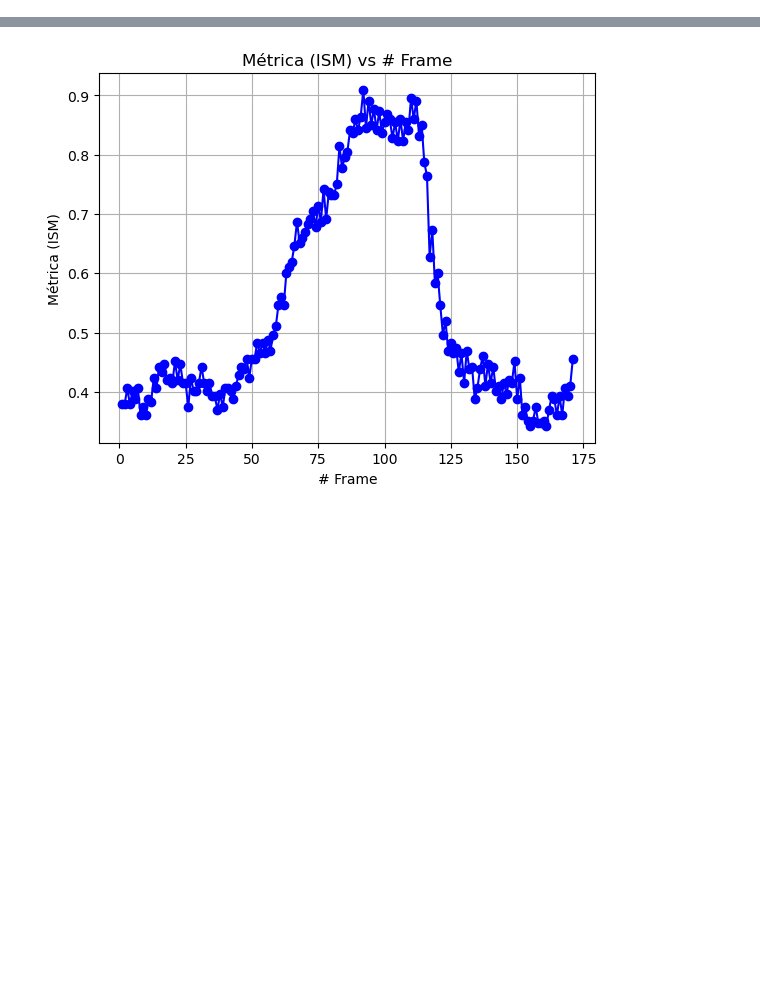
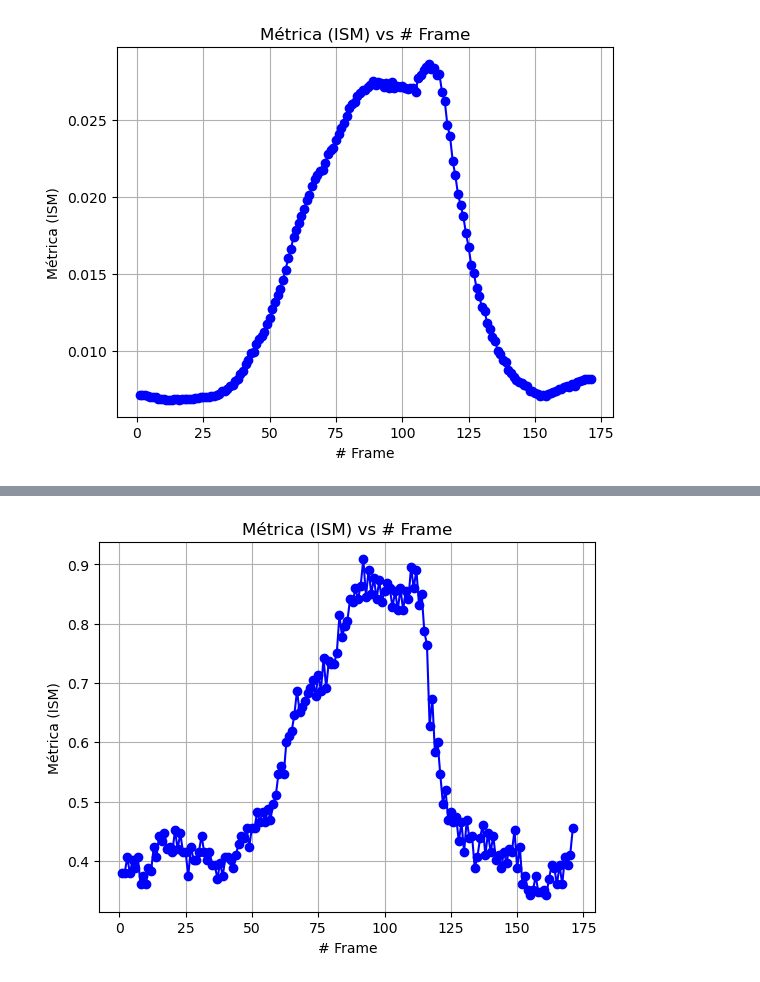
Before and after one commit to diegobra/CEIA_VPC_TP2, a Jupyter notebook: TP2.ipynb, the cells around one changed output, grey strips where cells are left out. Saved outputs shown, nothing was run; the diff lists cells and outputs as text; code cells hidden in the pictures; blank space fills up the shorter version.

Commit message:
Se agrega posibilidad de guardar video

```diff
--- a/TP2.ipynb
+++ b/TP2.ipynb
@@ -152,7 +152,7 @@ def measure_quality_over_grid(frame_rgb, n, m, roi_area, spacing=10, debug=False
     return average_fm, img_with_grid
 # %%
 
-def procesar_video(video_path, matrix=None, roi_area=0.1, debug=False):
+def procesar_video(video_path, matrix=None, roi_area=0.1, debug=False, output_video_path=None):
 
     captura_video = cv2.VideoCapture(video_path)
 
@@ -170,6 +170,11 @@ def procesar_video(video_path, matrix=None, roi_area=0.1, debug=False):
 
         frame_numbers = []
         quality_measures = []
+
+        # Inicializa el objeto VideoWriter para guardar el video
+        if output_video_path is not None:
+            fourcc = cv2.VideoWriter_fourcc(*'mp4v')
+            out = cv2.VideoWriter(output_video_path, fourcc, fps, (frame_width, frame_height))
 
         paused = False
 
@@ -200,6 +205,9 @@ def procesar_video(video_path, matrix=None, roi_area=0.1, debug=False):
                 # Mostrar el frame combinado
                 cv2.imshow('Video con matriz de enfoque', frame_resized)
 
+                if not output_video_path is None:
+                    out.write(frame_resized)
+
             key = cv2.waitKey(delay if not paused else 0) & 0xFF
             if key == ord('q'):
                 break
@@ -217,4 +225,9 @@ def procesar_video(video_path, matrix=None, roi_area=0.1, debug=False):
 
     # Libera el objeto de captura de video y cierra todas las ventanas
     captura_video.release()
+    out.release()
     cv2.destroyAllWindows()
+# %%
+procesar_video('focus_video.mov', output_video_path='experimento1_frame_completo.mov')
+# %% [output]
+[figure, added]
```
Also changed, not shown: parts of 4 cells of this notebook, 9 other files.
